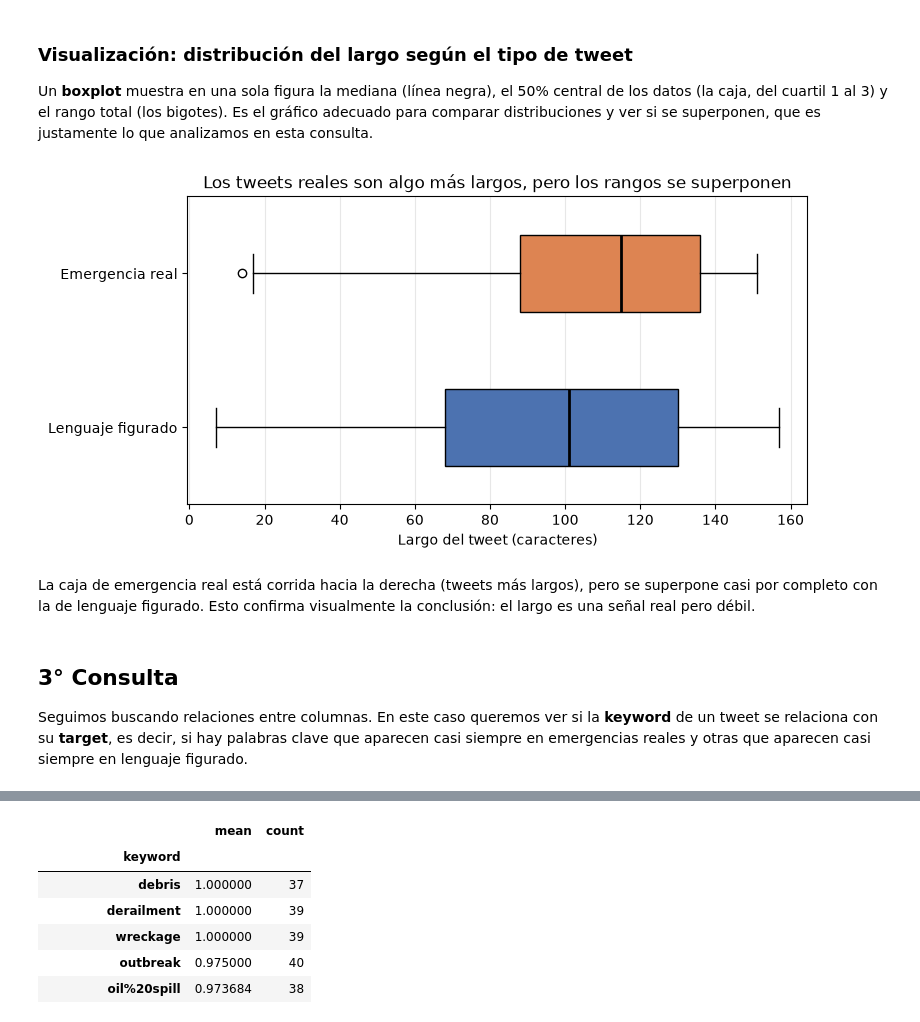
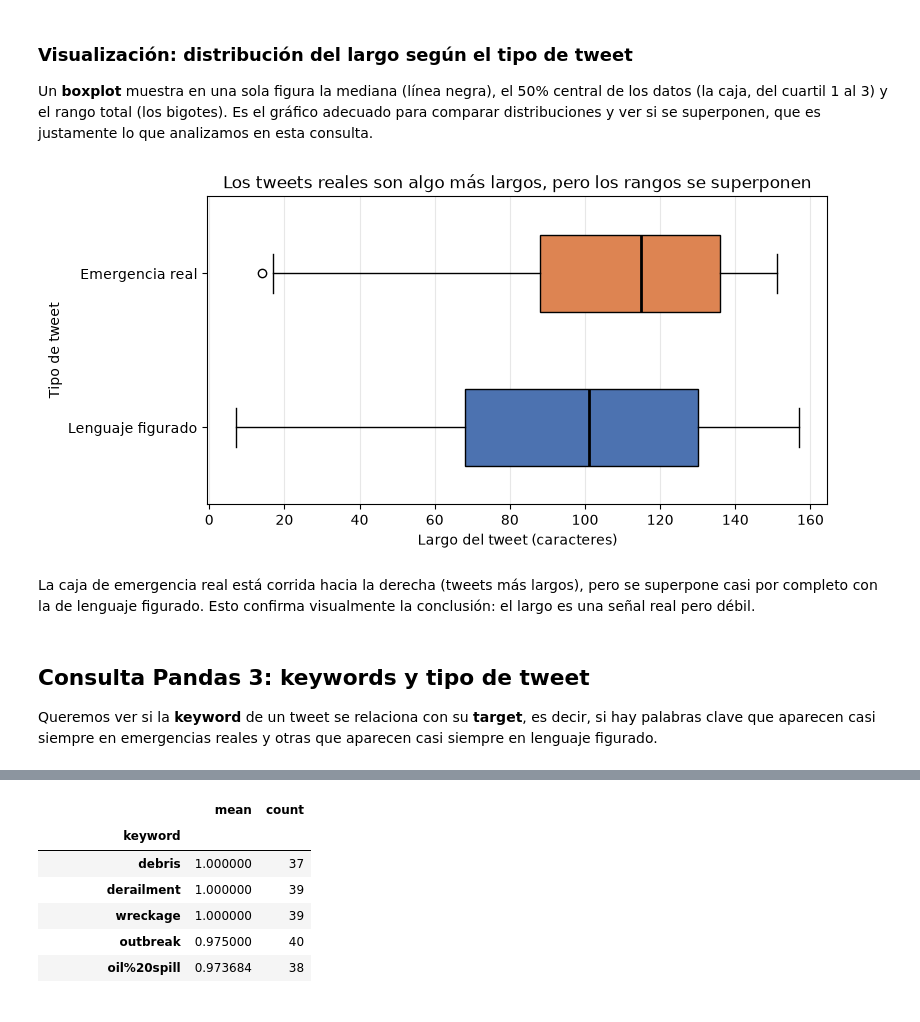
Before and after one commit to juanbalella20/TP1---1-Ciencia-de-Datos-Catedra-Martinelli, a Jupyter notebook: Trabajo-PracticoN°1/twitter.ipynb, the cells around one changed output, grey strips where cells are left out. Drawn from its saved outputs; the diff is of its cells as text; code cells hidden in the pictures.

```diff
--- a/Trabajo-PracticoN°1/twitter.ipynb
+++ b/Trabajo-PracticoN°1/twitter.ipynb
@@ -89,9 +141,9 @@ La idea es que, al informar una emergencia real, el autor necesita incluir datos
 
 Para comprobarlo, calculamos el largo de cada tweet en caracteres y comparamos sus estadísticas descriptivas según el **target**. Además, medimos la correlación entre el largo y el **target**.
 # %%
-data_frame["largo de tweet"] = data_frame["text"].str.len()
-Agrupar=data_frame.groupby("target")["largo de tweet"].describe()
-Agrupar
+data_frame["largo_tweet"] = data_frame["text"].str.len()
+largo_por_target = data_frame.groupby("target")["largo_tweet"].describe()
+largo_por_target
 # %% [output]
 |  | count | mean | std | min | 25% | 50% | 75% | max |
 | target |  |  |  |  |  |  |  |  |
@@ -117,31 +169,30 @@ En resumen, el largo del tweet es una señal real pero secundaria: conocer cuán
 
 Un **boxplot** muestra en una sola figura la mediana (línea negra), el 50% central de los datos (la caja, del cuartil 1 al 3) y el rango total (los bigotes). Es el gráfico adecuado para comparar distribuciones y ver si se superponen, que es justamente lo que analizamos en esta consulta.
 # %%
-import matplotlib.pyplot as plt
-
 largos = [
-    data_frame.loc[data_frame["target"] == 0, "largo de tweet"],
-    data_frame.loc[data_frame["target"] == 1, "largo de tweet"],
+    data_frame.loc[data_frame["target"] == 0, "largo_tweet"],
+    data_frame.loc[data_frame["target"] == 1, "largo_tweet"],
 ]
 
 fig, ax = plt.subplots(figsize=(8, 4))
-cajas = ax.boxplot(largos, vert=False, patch_artist=True, widths=0.5,
+cajas = ax.boxplot(largos, orientation="horizontal", patch_artist=True, widths=0.5,
                    medianprops={"color": "black", "linewidth": 2})
 for caja, color in zip(cajas["boxes"], ["#4C72B0", "#DD8452"]):
     caja.set_facecolor(color)
 
 ax.set_yticks([1, 2], ["Lenguaje figurado", "Emergencia real"])
 ax.set_xlabel("Largo del tweet (caracteres)")
+ax.set_ylabel("Tipo de tweet")
 ax.set_title("Los tweets reales son algo más largos, pero los rangos se superponen")
 ax.grid(axis="x", alpha=0.3)
 
 plt.show()
 # %% [output]
-[figure, old version]
+[figure, new version]
 # %% [markdown]
 La caja de emergencia real está corrida hacia la derecha (tweets más largos), pero se superpone casi por completo con la de lenguaje figurado. Esto confirma visualmente la conclusión: el largo es una señal real pero débil.
 # %% [markdown]
-## 3° Consulta
+## Consulta Pandas 3: keywords y tipo de tweet
 
-Seguimos buscando relaciones entre columnas. En este caso queremos ver si la **keyword** de un tweet se relaciona con su **target**, es decir, si hay palabras clave que aparecen casi siempre en emergencias reales y otras que aparecen casi siempre en lenguaje figurado.
+Queremos ver si la **keyword** de un tweet se relaciona con su **target**, es decir, si hay palabras clave que aparecen casi siempre en emergencias reales y otras que aparecen casi siempre en lenguaje figurado.
 # %%
```
Also changed, not shown: parts of 106 cells of this notebook.
